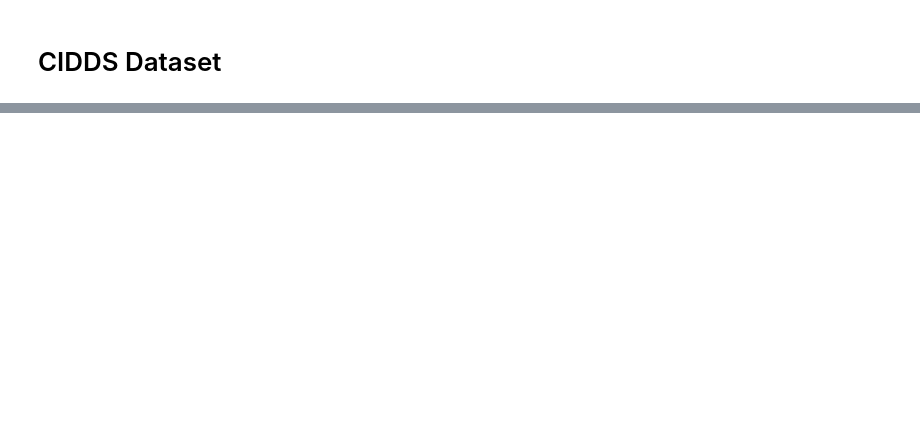
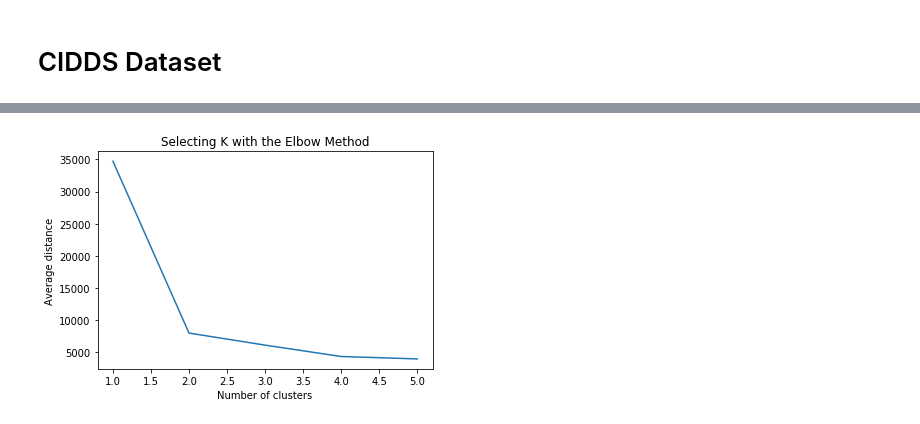
Before and after one commit to BaiKongQue/CSCI-191T_Security_Group, a Jupyter notebook: Security Group Project.ipynb, the cells around one changed output, grey strips where cells are left out. Drawn from its saved outputs; the diff is of its cells as text; code cells hidden in the pictures; blank space fills up the shorter version.

```diff
--- a/Security Group Project.ipynb
+++ b/Security Group Project.ipynb
@@ -143,0 +132,3 @@ hello world
+# %%
+ciddsDF = pd.read_csv("CIDDS-001-internal-week1.csv", low_memory=False)
+ciddsDF.head()
@@ -143,0 +142,6 @@ hello world
+# %%
+feats = ["Src Pt", "Dst Pt", "Packets", "Flows"]
+# %%
+find_k_graph(5, ciddsDF[feats])
+# %% [output]
+[figure, added]
```
Also changed, not shown: parts of 13 cells of this notebook.
